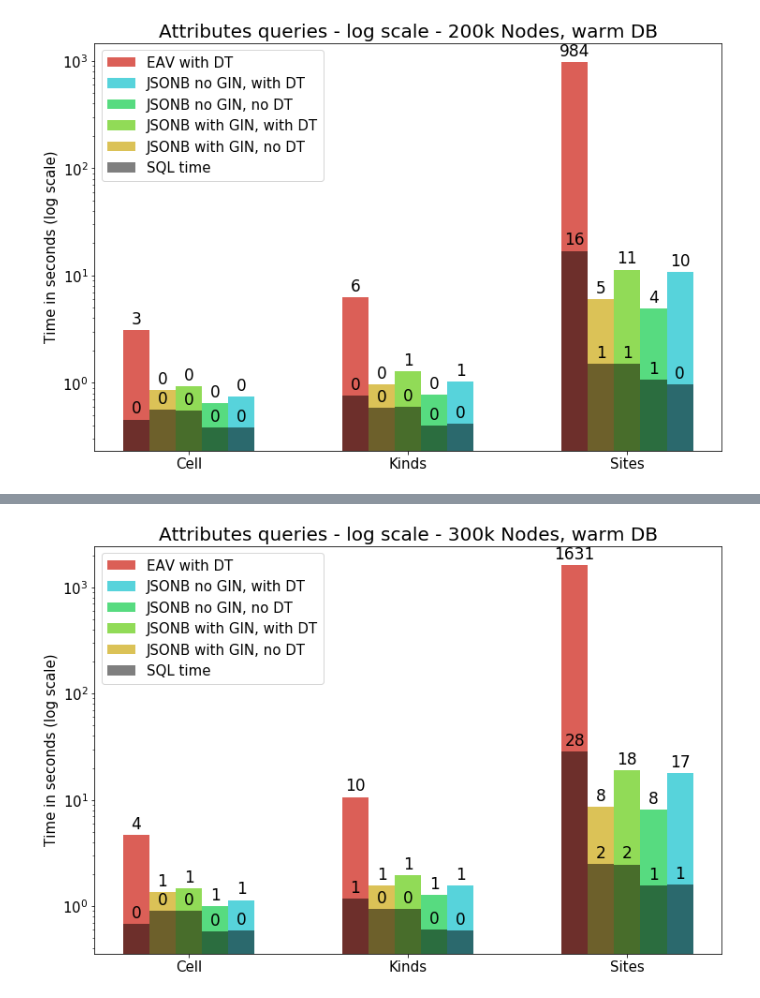
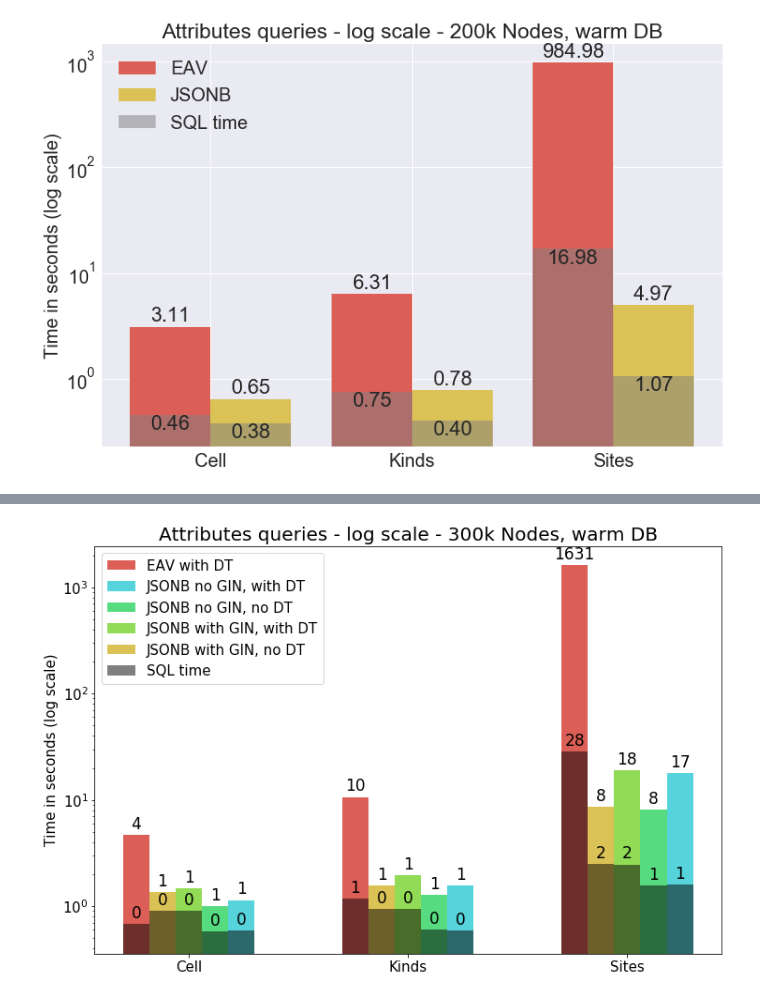
Before and after one commit to szoupanos/aiida_experiments, a Jupyter notebook: speedup_experiments/1.x_final/graphs_isolated_specific_measures.ipynb, the cells around one changed output, grey strips where cells are left out. Saved outputs shown, nothing was run; the diff lists cells and outputs as text; code cells hidden in the pictures.

Commit message:
Adding remaining graphs for 200k and 300k nodes

```diff
--- a/speedup_experiments/1.x_final/graphs_isolated_specific_measures.ipynb
+++ b/speedup_experiments/1.x_final/graphs_isolated_specific_measures.ipynb
@@ -117,111 +118,88 @@ plt.savefig("attr_queries_200_cold_eav_json_comparison.svg")
 # We compare the execution time for:
 # Django EAV
 # Django JSONB with date time conversion and without (no GIN index)
-# Django JSONB with date time conversion and without (with GIN index)
-# To perform these benchmarks, I removed all the non-interesting nodes
+# In these benchmarks, I removed all the non-interesting nodes
 # from the database. This was needed to force the database to use the
-# GIN index (in the GIN index scenario)
+# GIN index (in the GIN index scenario) - Measurements which are not used
+# in this graph
 
 # Data come from the following files:
 # - speed_tests_aiida_gin_test_eav.txt
 #     - the total time reported in the graphs is the addition of query time
 #       and serialization time. The SQL time is the time reported by PostgreSQL
-# - speed_tests_aiida_gin_test_jsonb_with_gin_no_datetime.txt
-# - speed_tests_aiida_gin_test_jsonb_with_gin.txt
 # - speed_tests_aiida_gin_test_jsonb_without_gin_no_datetime.txt
-# - speed_tests_aiida_gin_test_jsonb_without_gin.txt
 
-# Databases used:
+# Databases used (to be reviewed based on what is mentioned in the above txt files):
 # - aiida_dj_jsonb_original_seb_copy_m37_copy_200_gin
 # - aiida_dj_jsonb_original_seb_copy_m37_copy_200_no_gin
 # - aiida_dj_jsonb_original_seb_copy_m36_copy_200_gin
 
-axis_size = 15
-val_size = 17
-title_size = 20
-legent_size = 15
+axis_size = 20
+val_size = 22
+title_size = 23
+legent_size = 20
 
 # - speed_tests_aiida_gin_test_eav.txt
 eav_with_dt = [3.11252713203, 6.31108617783, 984.9762549404]
 eav_with_dt_sql = [0.455174, 0.753454, 16.977622]
 
-# - speed_tests_aiida_gin_test_jsonb_with_gin_no_datetime.txt
-jsonb_with_gin_no_dt = [0.859820842743, 0.960223913193, 5.994836092]
-jsonb_with_gin_no_dt_sql = [0.565242, 0.585325, 1.498050]
-
-# - speed_tests_aiida_gin_test_jsonb_with_gin.txt
-jsonb_with_gin_with_dt = [0.93057012558, 1.27859187126, 11.3756678104]
-jsonb_with_gin_with_dt_sql = [0.553831, 0.592150, 1.504833]
-
 # - speed_tests_aiida_gin_test_jsonb_without_gin_no_datetime.txt
 jsonb_no_gin_no_dt = [0.646707057953, 0.781686067581, 4.96505308151]
 jsonb_no_gin_no_dt_sql = [0.381083, 0.402509, 1.069119]
 
-# - speed_tests_aiida_gin_test_jsonb_without_gin.txt
-jsonb_no_gin_with_dt = [0.745865106583, 1.0316829681, 10.7802519798]
-jsonb_no_gin_with_dt_sql = [0.385710, 0.413576, 0.975241]
-
 indices = ("cell", "kinds", "sites")
 
 ind = np.arange(3)  # the x locations for the groups
-width = 0.12       # the width of the barc
+width = 0.4       # the width of the barc
 cols = sns.color_palette("hls", 8)
 
 fig, ax = plt.subplots()
 rects1 = ax.bar(ind + 0 * width, eav_with_dt, width, log=True, color=cols[0])
-rects2 = ax.bar(ind + 1 * width, jsonb_with_gin_no_dt, width, log=True, color=cols[1])
-rects3 = ax.bar(ind + 2 * width, jsonb_with_gin_with_dt, width, log=True, color=cols[2])
-rects4 = ax.bar(ind + 3 * width, jsonb_no_gin_no_dt, width, log=True, color=cols[3])
-rects5 = ax.bar(ind + 4 * width, jsonb_no_gin_with_dt, width, log=True, color=cols[4])
+rects4 = ax.bar(ind + 1 * width, jsonb_no_gin_no_dt, width, log=True, color=cols[1])
 
-rects1_sql = ax.bar(ind + 0 * width, eav_with_dt_sql, width, log=True, color='black', alpha=0.5)
-rects2_sql = ax.bar(ind + 1 * width, jsonb_with_gin_no_dt_sql, width, log=True, color='black', alpha=0.5)
-rects3_sql = ax.bar(ind + 2 * width, jsonb_with_gin_with_dt_sql, width, log=True, color='black', alpha=0.5)
-rects4_sql = ax.bar(ind + 3 * width, jsonb_no_gin_no_dt_sql, width, log=True, color='black', alpha=0.5)
-rects5_sql = ax.bar(ind + 4 * width, jsonb_no_gin_with_dt_sql, width, log=True, color='black', alpha=0.5)
+rects1_sql = ax.bar(ind + 0 * width, eav_with_dt_sql, width, log=True, color='gray', alpha=0.5)
+rects4_sql = ax.bar(ind + 1 * width, jsonb_no_gin_no_dt_sql, width, log=True, color='gray', alpha=0.5)
 
 # add some text for labels, title and axes ticks
 ax.set_ylabel('Time in seconds (log scale)', fontsize=axis_size)
 ax.set_title('Attributes queries - log scale - 200k Nodes, warm DB', fontsize=title_size)
-ax.set_xticks(ind + 2 * width)
+# ax.set_xticks(ind + 2 * width)
+ax.set_xticks(ind + 0.5 * width)
 plt.yticks(fontsize=axis_size)
 ax.set_xticklabels(('Cell', 'Kinds', 'Sites'), fontsize=axis_size)
 
-# ax.legend((rects1[0], rects2[0], rects3[0], rects4[0], rects5[0], rects1_sql[0]), (
-ax.legend((rects1[0], rects5[0], rects4[0], rects3[0], rects2[0], rects2_sql[0]), (
+ax.legend((rects1[0], rects4[0], rects1_sql[0]), (
     # Order of columns
-    'EAV with DT',
-    'JSONB no GIN, with DT',
-    'JSONB no GIN, no DT',
-    'JSONB with GIN, with DT',
-    'JSONB with GIN, no DT',
+    'EAV',
+    'JSONB',
     'SQL time'
 ),
 fontsize=legent_size, loc="upper left")
 
-def autolabel(rects):
+
+def autolabel(rects, position=1):
     # attach some text labels
     for rect in rects:
         height = rect.get_height()
-        ax.text(rect.get_x() + rect.get_width()/2., 1.05*height,
-                '%d' % int(height),
-                ha='center', va='bottom', fontsize=val_size)
+        # High position (above the graph) - Low position (in the graph)
+        if position:
+            ax.text(rect.get_x() + rect.get_width()/2., 1.03*height,
+                    '%.2f' % (height),
+                    ha='center', va='bottom', fontsize=val_size)
+        else:
+            ax.text(rect.get_x() + rect.get_width()/2., height - 0.33 * height,
+                    '%.2f' % (height),
+                    ha='center', va='bottom', fontsize=val_size)
 
-autolabel(rects1)
-autolabel(rects1_sql)
-autolabel(rects2)
-autolabel(rects2_sql)
-autolabel(rects3)
-autolabel(rects3_sql)
-autolabel(rects4)
-autolabel(rects4_sql)
-autolabel(rects5)
-autolabel(rects5_sql)
+autolabel(rects1, 1)
+autolabel(rects1_sql, 0)
+autolabel(rects4, 1)
+autolabel(rects4_sql, 0)
 
 # Set the size of the figure
 fig = plt.gcf()
 fig.set_size_inches(12, 8)
-plt.savefig("attr_queries_200_warm_gin_comparison.svg")
+plt.savefig("attr_queries_200_warm_eav_json_comparison.svg")
 # %% [output]
-[figure, old version]
+[figure, new version]
 # %%
```
Also changed, not shown: parts of 3 cells of this notebook, 4 other files.
